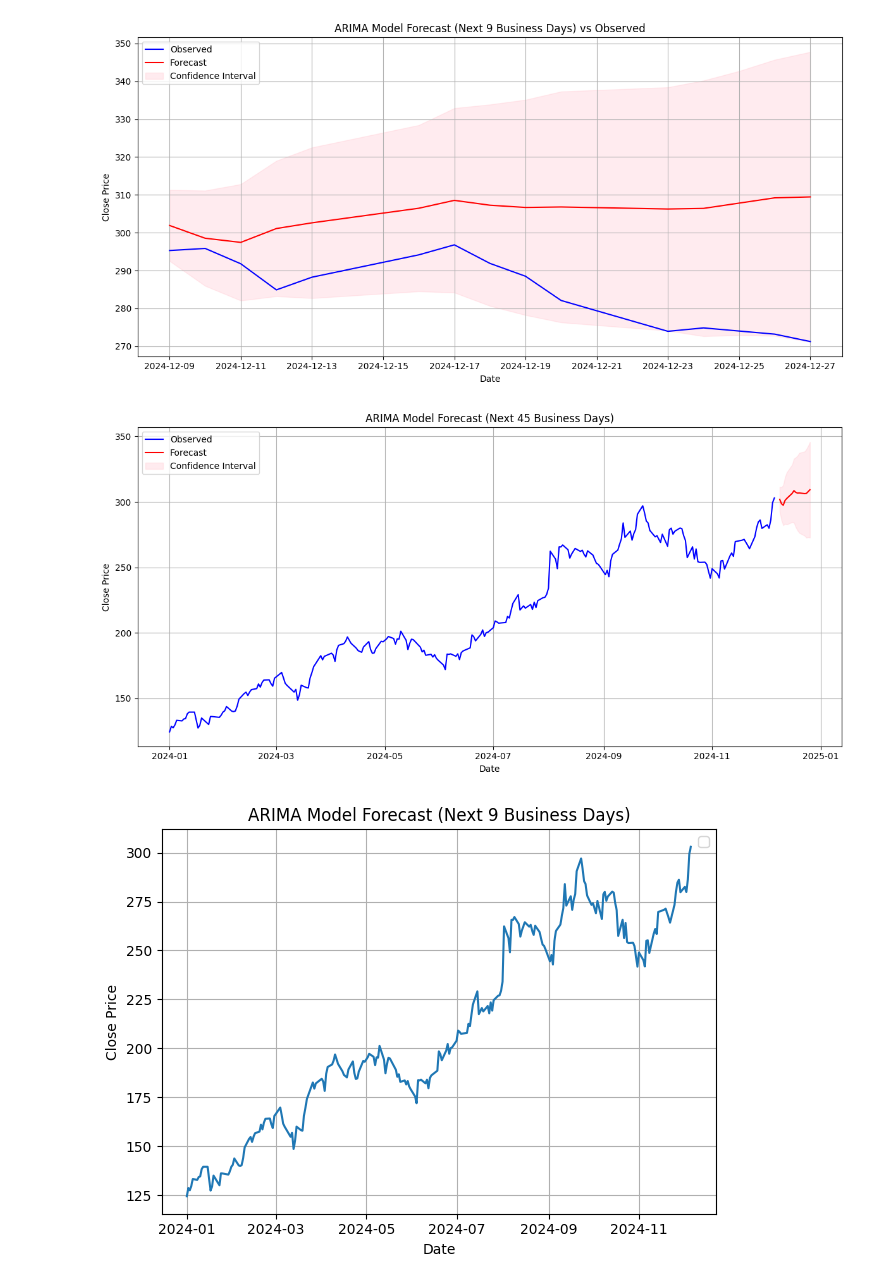
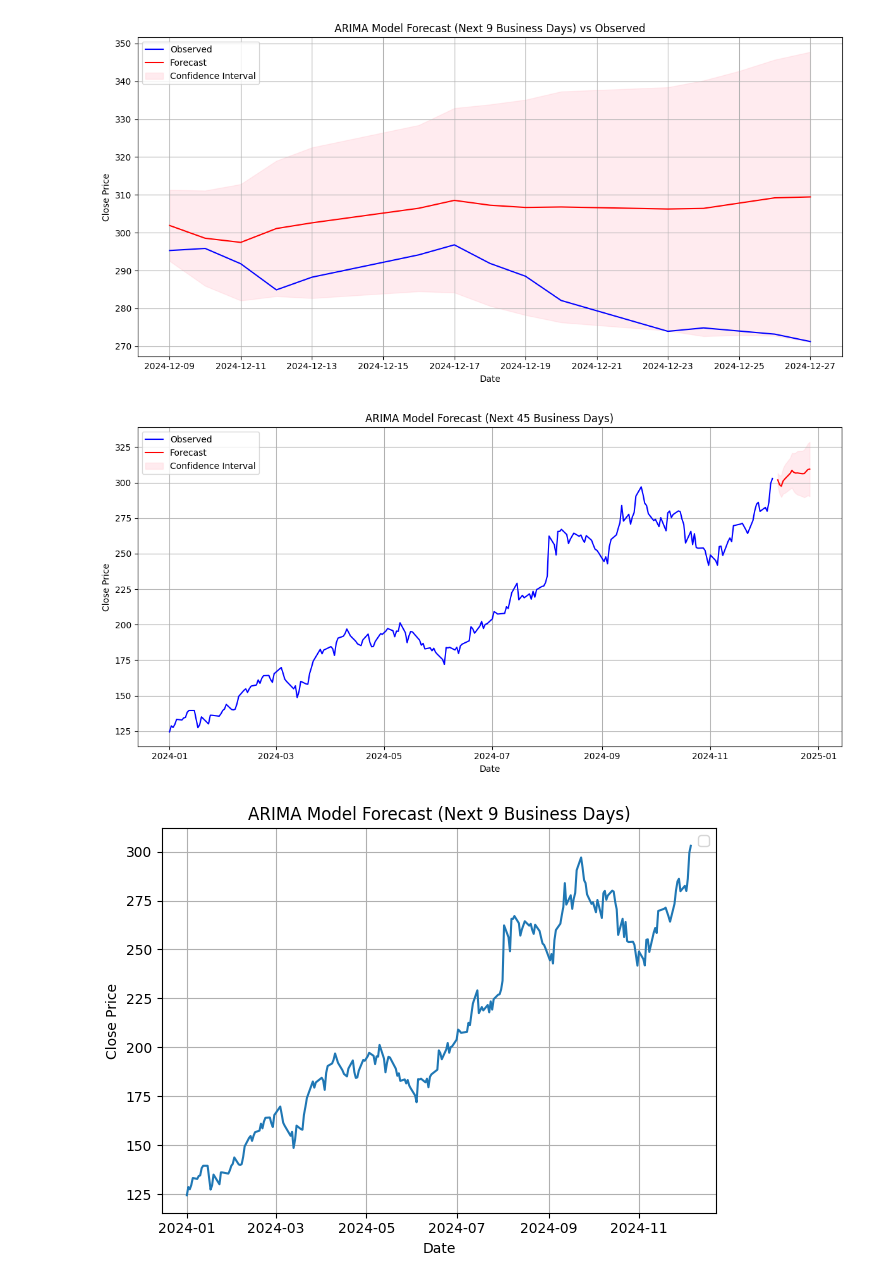
Before and after one commit to Apurva-02/Python-Arima-model, a Jupyter notebook: yfinanceZomato_nse_exp.ipynb, the cells around one changed output. Saved outputs shown, nothing was run; the diff lists cells and outputs as text; code cells hidden in the pictures.

Commit message:
Reduces Size of confidence interval

```diff
--- a/yfinanceZomato_nse_exp.ipynb
+++ b/yfinanceZomato_nse_exp.ipynb
@@ -564,32 +564,37 @@ plt.show()
 # %% [output]
 [figure]
 # %%
-# Plot the observed data and forecast
+import numpy as np
+import matplotlib.pyplot as plt
+
+# Assuming forecast_ci is a DataFrame with the confidence intervals
+# Scale down the confidence intervals by a factor (e.g., 0.5)
+scaled_forecast_ci_lower = forecast_ci.iloc[:, 0] + (forecast_mean - forecast_ci.iloc[:, 0]) * 0.5
+scaled_forecast_ci_upper = forecast_ci.iloc[:, 1] - (forecast_ci.iloc[:, 1] - forecast_mean) * 0.5
+
 plt.figure(figsize=(12, 6))
 plt.plot(df.index, df['Close'], label='Observed', color='blue')  # Historical data
 plt.plot(forecast_index, forecast_mean, label='Forecast', color='red')  # Forecasted data
-# Remove or correct the following line
-# plt.plot(forecast_index, data['Close'], label='Forecast', color='orange')  # This line is incorrect
 
 plt.fill_between(
     forecast_index,
-    forecast_ci.iloc[:, 0],  # Lower bound of the confidence interval
-    forecast_ci.iloc[:, 1],  # Upper bound of the confidence interval
+    scaled_forecast_ci_lower,  # Lower bound of the scaled confidence interval
+    scaled_forecast_ci_upper,  # Upper bound of the scaled confidence interval
     color='pink',
     alpha=0.3,
     label='Confidence Interval'
 )
 
 # Customize the plot
 plt.title('ARIMA Model Forecast (Next 45 Business Days)')
 plt.xlabel('Date')
 plt.ylabel('Close Price')
 plt.legend()
 plt.grid(True)
 plt.tight_layout()
 plt.show()
 # %% [output]
-[figure, old version]
+[figure, new version]
 # %%
 plt.plot(df['Close'])
 plt.title('ARIMA Model Forecast (Next 9 Business Days)')
```
